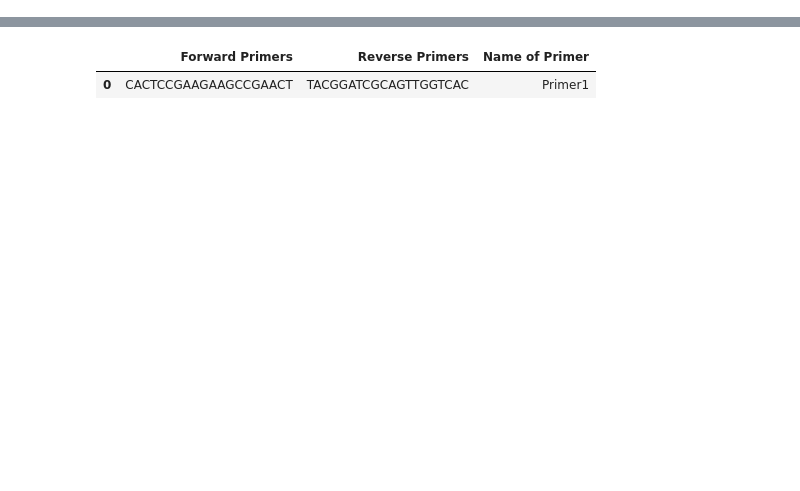
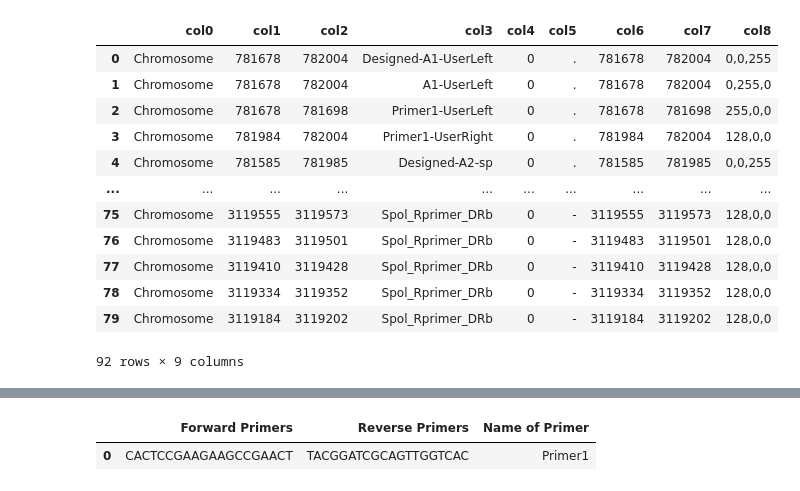
Before and after one commit to linfeng-wang/TOAST, a Jupyter notebook: cache/scratch.ipynb, the cells around one changed output, grey strips where cells are left out. Drawn from its saved outputs; the diff is of its cells as text; code cells hidden in the pictures; blank space fills up the shorter version.

```diff
--- a/cache/scratch.ipynb
+++ b/cache/scratch.ipynb
@@ -26,0 +50,18 @@ import math
+# %%
+total_primer.columns = ['col0', 'col1', 'col2', 'col3', 'col4', 'col5', 'col6', 'col7', 'col8']
+# %%
+total_primer
+# %% [output]
+|  | col0 | col1 | col2 | col3 | col4 | col5 | col6 | col7 | col8 |
+| 0 | Chromosome | 781678 | 782004 | Designed-A1-UserLeft | 0 | . | 781678 | 782004 | 0,0,255 |
+| 1 | Chromosome | 781678 | 782004 | A1-UserLeft | 0 | . | 781678 | 782004 | 0,255,0 |
+| 2 | Chromosome | 781678 | 781698 | Primer1-UserLeft | 0 | . | 781678 | 781698 | 255,0,0 |
+| 3 | Chromosome | 781984 | 782004 | Primer1-UserRight | 0 | . | 781984 | 782004 | 128,0,0 |
+| 4 | Chromosome | 781585 | 781985 | Designed-A2-sp | 0 | . | 781585 | 781985 | 0,0,255 |
+| ... | ... | ... | ... | ... | ... | ... | ... | ... | ... |
+| 75 | Chromosome | 3119555 | 3119573 | Spol_Rprimer_DRb | 0 | - | 3119555 | 3119573 | 128,0,0 |
+| 76 | Chromosome | 3119483 | 3119501 | Spol_Rprimer_DRb | 0 | - | 3119483 | 3119501 | 128,0,0 |
+| 77 | Chromosome | 3119410 | 3119428 | Spol_Rprimer_DRb | 0 | - | 3119410 | 3119428 | 128,0,0 |
+| 78 | Chromosome | 3119334 | 3119352 | Spol_Rprimer_DRb | 0 | - | 3119334 | 3119352 | 128,0,0 |
+| 79 | Chromosome | 3119184 | 3119202 | Spol_Rprimer_DRb | 0 | - | 3119184 | 3119202 | 128,0,0 |
+92 rows × 9 columns
```
Also changed, not shown: parts of 8 cells of this notebook, 7 other files.
